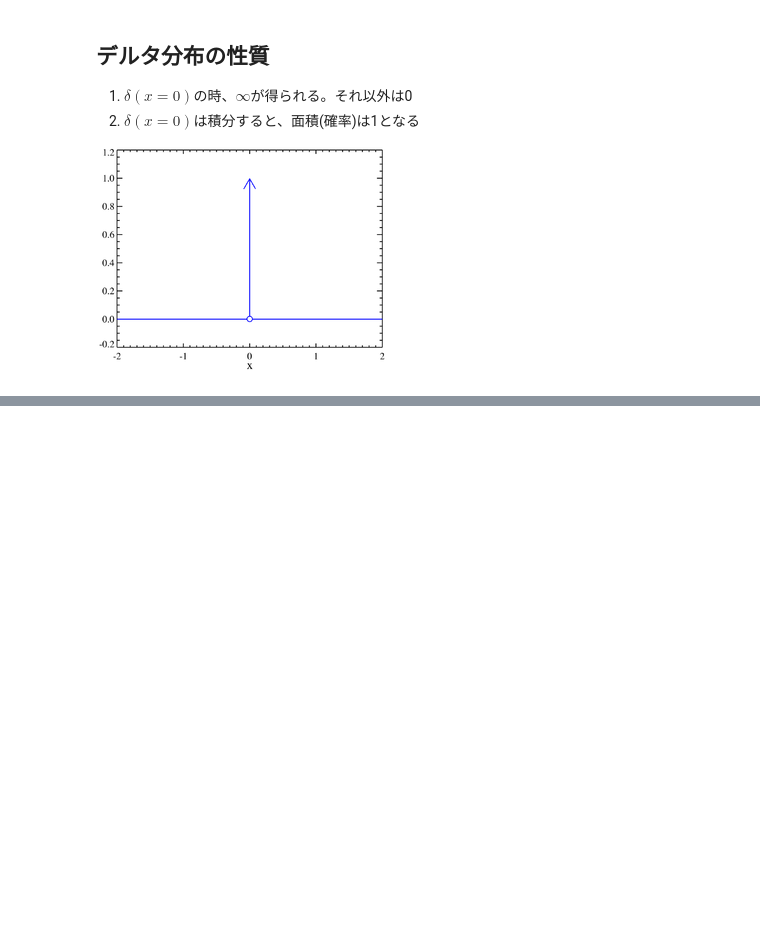
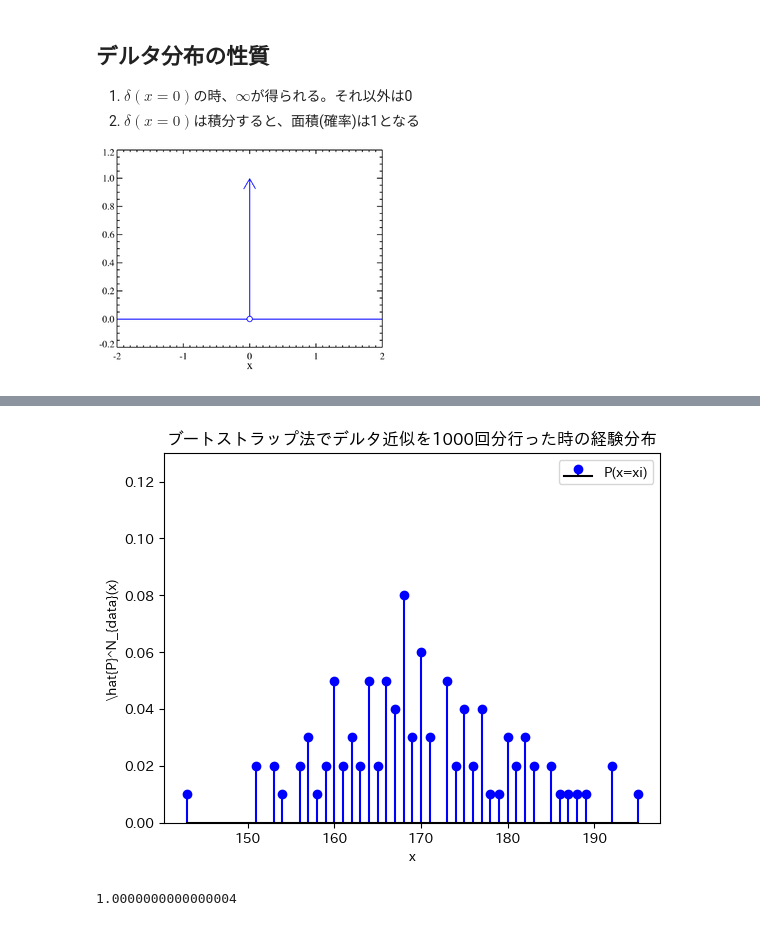
Before and after one commit to Shiraishi-Shodai/Matsuo-Labo-Practice, a Jupyter notebook: deltaDistribution.ipynb, the cells around one changed output, grey strips where cells are left out. Cells and saved outputs as stored; diff of their text form; code cells hidden in the pictures; blank space fills up the shorter version.

```diff
--- a/deltaDistribution.ipynb
+++ b/deltaDistribution.ipynb
@@ -58,0 +100,10 @@ plt.show()
+# %%
+need_sample_num = 1000
+unique_samples = np.unique(samples)
+bootstrap_df = pd.DataFrame(columns=["x", "P(x)"])
+bootstrap_df["x"] = unique_samples
+
+for i in range(need_sample_num):
+    x_target = np.random.choice(samples) # ここで基準となるデータ点xをランダムに選択する
+    bootstrap_df.loc[bootstrap_df["x"] == x_target, "P(x)"] =+ sum([delta_approx(x_target, xi) for xi in samples]) / N # ここで確率を計算する
+print(bootstrap_df)
@@ -58,0 +128,14 @@ plt.show()
+# %%
+plt.stem(bootstrap_df["x"].to_numpy(), bootstrap_df["P(x)"].to_numpy(), basefmt="k", linefmt="b", markerfmt="bo",label=f'P(x=xi)')
+plt.xlabel("x")
+plt.ylabel(r"\hat{P}^N_{data}(x)")
+plt.title(f"ブートストラップ法でデルタ近似を{need_sample_num}回分行った時の経験分布")
+plt.ylim(0, max(y_values) + 0.1)
+plt.legend()
+plt.show()
+# %% [output]
+[figure, added]
+# %%
+print(bootstrap_df["P(x)"].sum())
+# %% [output]
+1.0000000000000004
```
Also changed, not shown: parts of 11 cells of this notebook.
